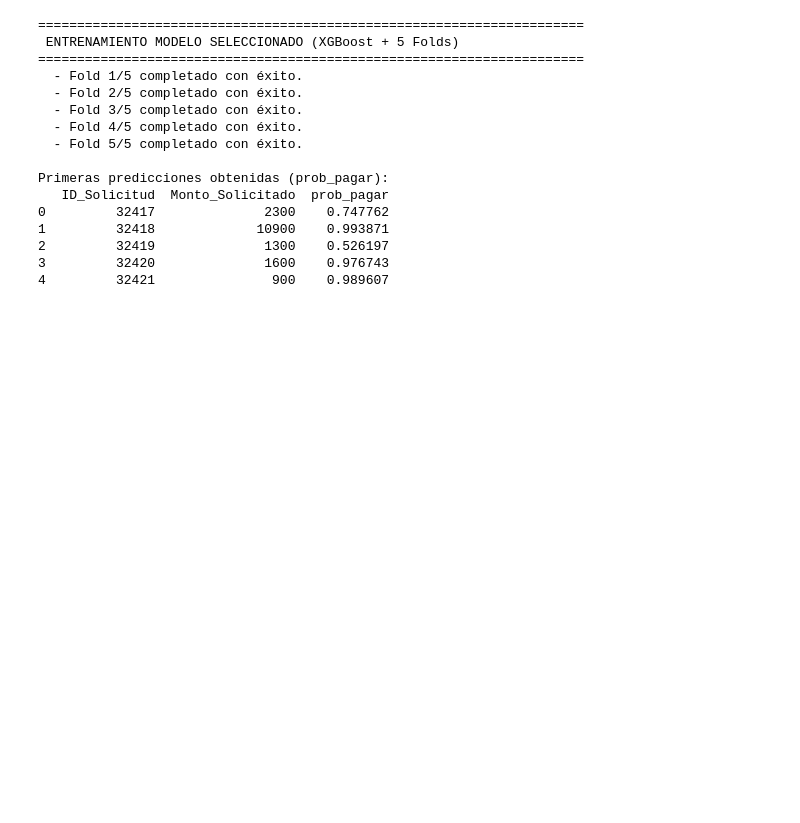
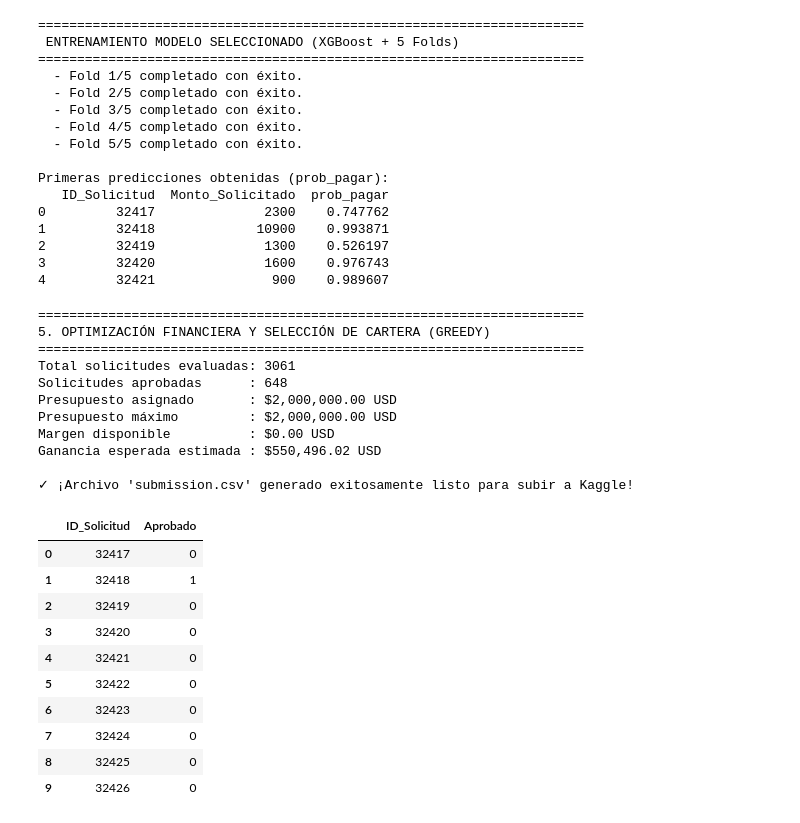
Before and after one commit to GuilleMonier/TP3_PrestaMatch, a Jupyter notebook: solucionprestamatch.ipynb, the cells around one changed output. Saved outputs shown, nothing was run; the diff lists cells and outputs as text; code cells hidden in the pictures; blank space fills up the shorter version.

Commit message:
Optimizacion de Cartera (Greddy) y Creacion del SUBMISSION

```diff
--- a/solucionprestamatch.ipynb
+++ b/solucionprestamatch.ipynb
@@ -525,0 +574,33 @@ Primeras predicciones obtenidas (prob_pagar):
+# %%
+# 1. Optimizar cartera a partir de test_preds
+df_final = optimizar_cartera_greedy(test_preds, presupuesto_max=PRESUPUESTO_MAX)
+
+# 2. Generar el archivo final de entrega para Kaggle
+submission = df_final[['ID_Solicitud', 'Aprobado']]
+submission.to_csv('submission.csv', index=False)
+
+print("\n✓ ¡Archivo 'submission.csv' generado exitosamente listo para subir a Kaggle!")
+display(submission.head(10))
+# %% [output]
+======================================================================
+5. OPTIMIZACIÓN FINANCIERA Y SELECCIÓN DE CARTERA (GREEDY)
+======================================================================
+Total solicitudes evaluadas: 3061
+Solicitudes aprobadas      : 648
+Presupuesto asignado       : $2,000,000.00 USD
+Presupuesto máximo         : $2,000,000.00 USD
+Margen disponible          : $0.00 USD
+Ganancia esperada estimada : $550,496.02 USD
+
+✓ ¡Archivo 'submission.csv' generado exitosamente listo para subir a Kaggle!
+|  | ID_Solicitud | Aprobado |
+| 0 | 32417 | 0 |
+| 1 | 32418 | 1 |
+| 2 | 32419 | 0 |
+| 3 | 32420 | 0 |
+| 4 | 32421 | 0 |
+| 5 | 32422 | 0 |
+| 6 | 32423 | 0 |
+| 7 | 32424 | 0 |
+| 8 | 32425 | 0 |
+| 9 | 32426 | 0 |
```
Also changed, not shown: parts of 4 cells of this notebook, 2 other files.
